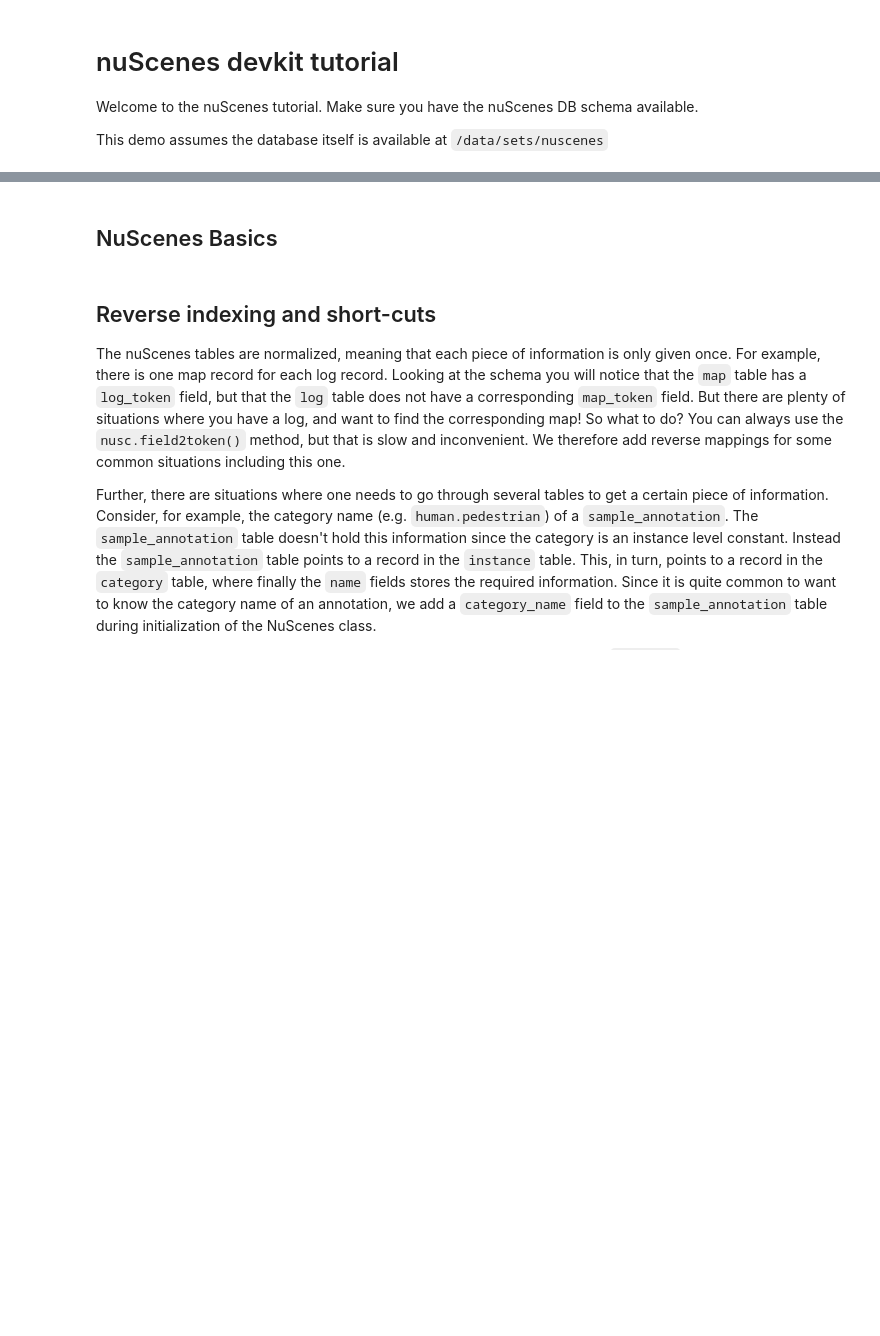
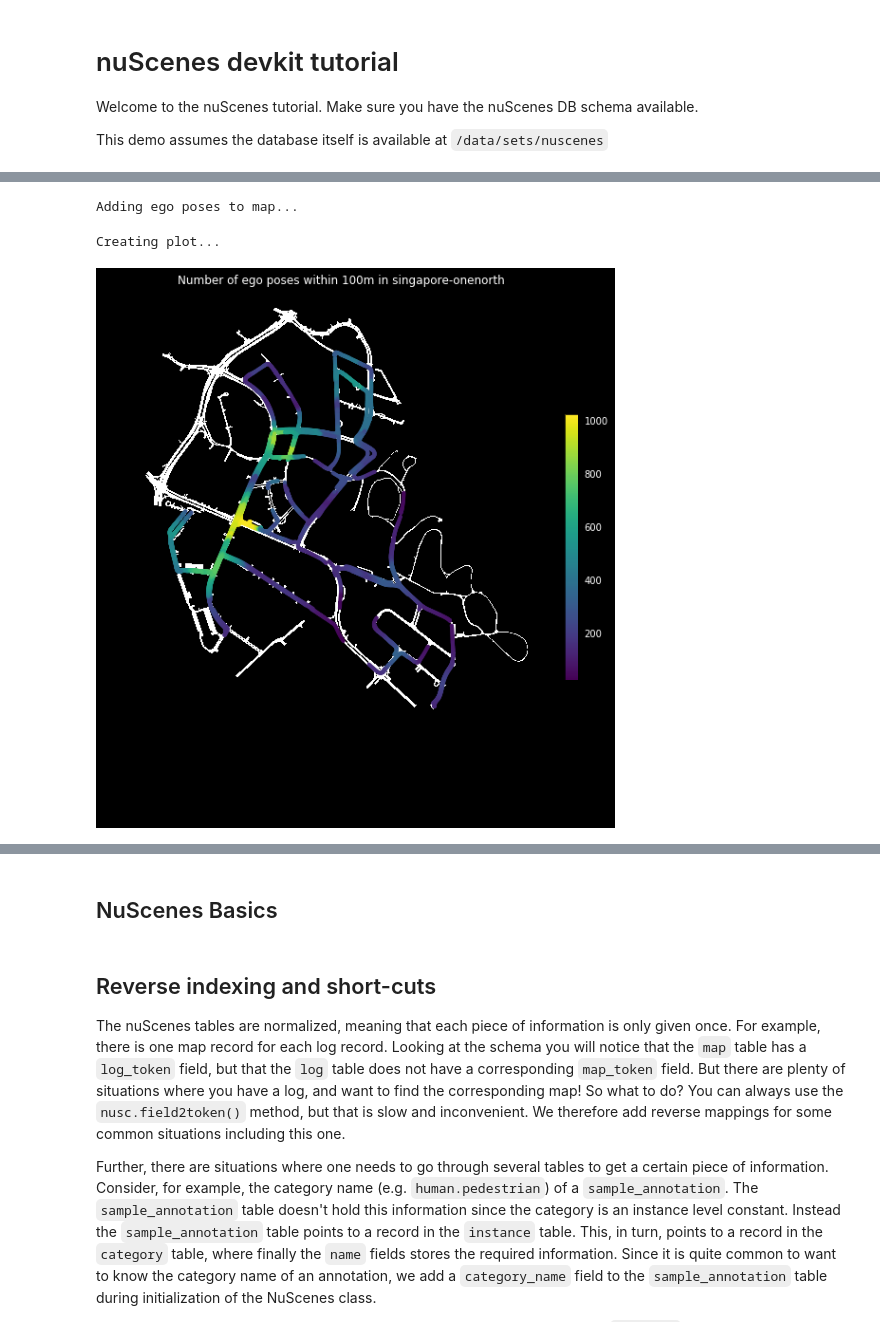
Before and after one commit to nutonomy/nuscenes-devkit, a Jupyter notebook: python-sdk/tutorial.ipynb, the cells around one changed output, grey strips where cells are left out. Saved outputs shown, nothing was run; the diff lists cells and outputs as text; code cells hidden in the pictures; blank space fills up the shorter version.

```diff
--- a/python-sdk/tutorial.ipynb
+++ b/python-sdk/tutorial.ipynb
@@ -12,0 +65,6 @@ nusc = NuScenes(version='v1.0', dataroot='/data/sets/nuscenes', verbose=True)
+# %%
+nusc_all.render_egoposes_on_map('singapore-onenorth')
+# %% [output]
+Adding ego poses to map...
+Creating plot...
+[figure, added]
```
Also changed, not shown: parts of 42 cells of this notebook, 1 other file.
